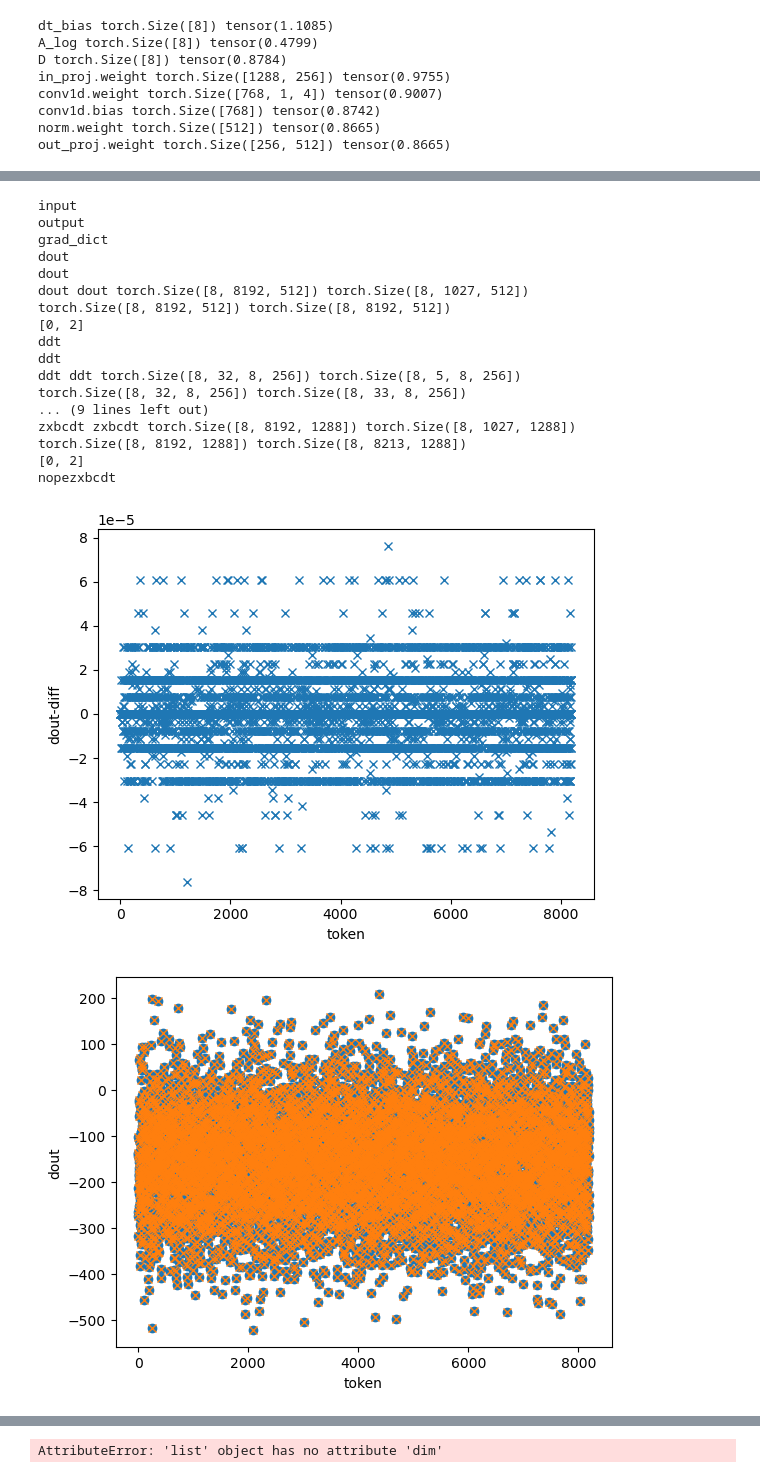
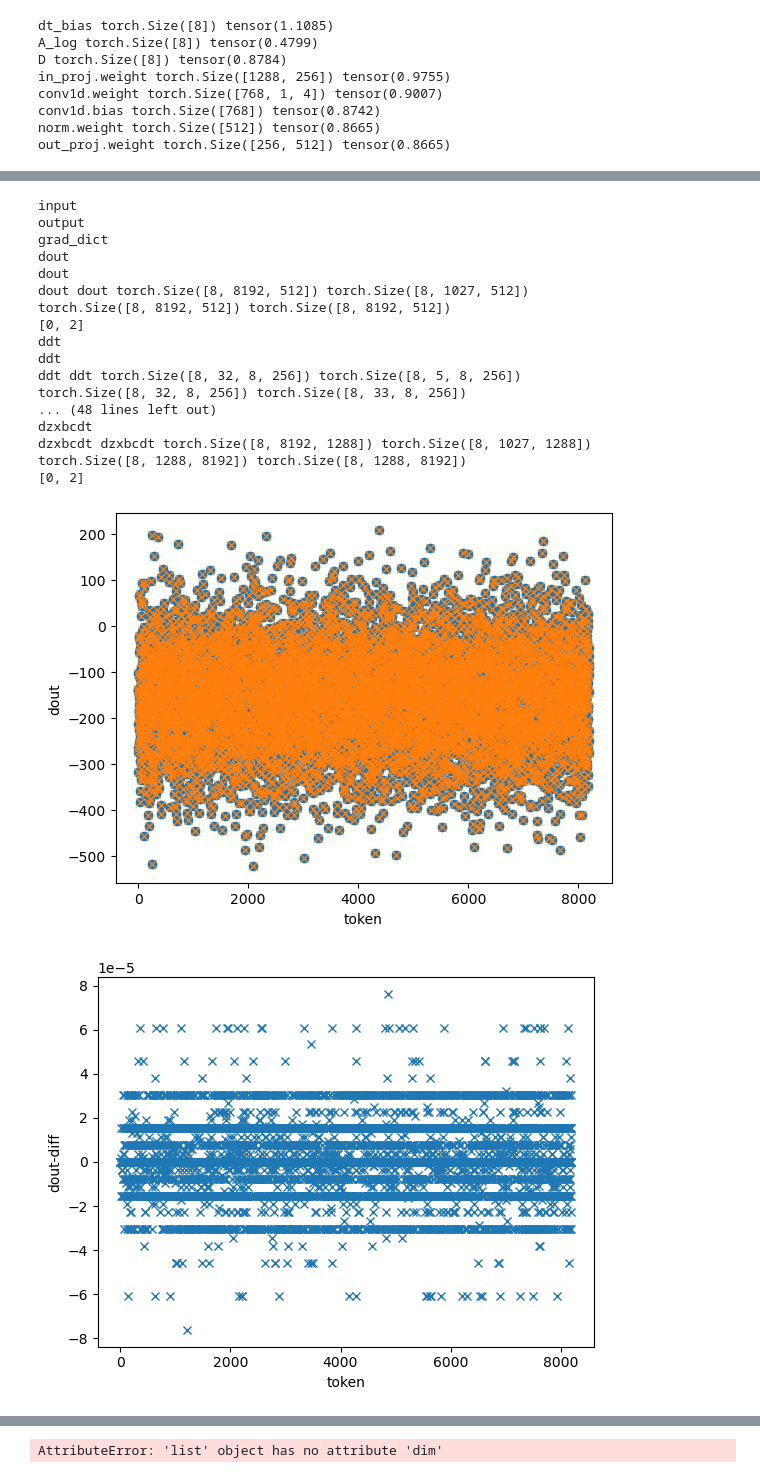
Before and after one commit to state-spaces/mamba, a Jupyter notebook: tests.ipynb, the cells around one changed output, grey strips where cells are left out. Drawn from its saved outputs; the diff is of its cells as text; code cells hidden in the pictures.

```diff
--- a/tests.ipynb
+++ b/tests.ipynb
@@ -662,7 +662,7 @@ import torch
 dist_dir = 'par_save'
 ser_dir = 'ser_save'
 #files = ['input','output', 'grad_dict','ddt','ddt_given','z','dz','dz_i','dout','dy_rms','rmsnorm_weight','rstd','x_rms','z_rms', 'out'] #,'states','passed_states','final_states','dstates','dpassed_states','bw_states','ddA_chunk_cumsum']
-files = ['input','output','grad_dict','dout','ddt','dz','zxbcdt',]
+files = ['input','output','grad_dict','dout','ddt','dz','dx','dC','dB','dxBC_p','zxbcdt','xBC_conv','dxBC','dxBC_given','dzxbcdt']
 dist_dict = {}
 num_gpus=8
 dir = dist_dir
@@ -768,3 +768,14 @@ conv1d.weight torch.Size([768, 1, 4]) tensor(0.9007)
 conv1d.bias torch.Size([768]) tensor(0.8742)
 norm.weight torch.Size([512]) tensor(0.8665)
 out_proj.weight torch.Size([256, 512]) tensor(0.8665)
+# %%
+v=[]
+for k in ['dx','dB','dC']:
+    v.append(torch.cat([rearrange(x, 'b s h d-> b s (h d)') for x in dist_dict[k]],dim=1))
+xBC_d_calc = torch.cat(v, dim=2).sum(dim=[0,1])
+v2 = ser_dict['dxBC']
+xBC_d = torch.cat([v2[0]] + [x[:,3:] for x in v2[1:]],dim=1).sum(dim=[0,1])
+plt.plot(xBC_d_calc,'o')
+plt.plot(xBC_d,'x')
+plt.figure()
+plt.plot(xBC_d_calc-xBC_d)
@@ -772,11 +787,8 @@ out_proj.weight torch.Size([256, 512]) tensor(0.8665)
 from einops import rearrange
 for (k,v),(k2,v2) in zip(ser_dict.items(),dist_dict.items()):
     print(k)
-    if k in ['grad_dict','final_states','input','output','rstd']:
+    if k in ['grad_dict','final_states','input','output','rstd','dA']:
         continue
-    if k in ['ddA_chunk_cumsum']:
-        v = [rearrange(x,'i j c -> i c j') for x in v]
-        v2 = [rearrange(x,'i j c -> i c j') for x in v2]
     if k in ['ddt']:
         v = [rearrange(x,'i j c k -> i c j k') for x in v]
         v2 = [rearrange(x,'i j c k-> i c j k') for x in v2]
@@ -787,43 +799,55 @@ for (k,v),(k2,v2) in zip(ser_dict.items(),dist_dict.items()):
         print(v)
         v = [torch.cat([v[0].unsqueeze(0) for _ in range(len(v2))], dim=1)]
         v2 = [x.unsqueeze(0) for x in v2]
+    if k in ['zxbcdt', 'dzxbcdt','dxBC','dxBC_p','dxBC_given']:
+        v2 = [v2[0]] + [x[:,3:] for x in v2[1:]]
+    if k in ['ddA_chunk_cumsum']:
+        v = [rearrange(x,'i j c -> i c j') for x in v]
+        v2 = [rearrange(x,'i j c -> i c j') for x in v2]
+    if k in ['dx']:
+        v2 = [rearrange(x, 'b s h d-> b s (h d)') for x in v2]
+        v = [rearrange(x, 'b s h d-> b s (h d)') for x in v]
 
     print(k)
     print(k,k2,v[0].shape,v2[0].shape)
     v1_cat = v[0].detach()
     v2_cat = torch.cat(v2, dim=1).detach()
+    if k in ['zxbcdt', 'dzxbcdt','dxBC','dxBC_p','dxBC_given']:
+        v1_cat = rearrange(v1_cat,'i j c -> i c j')
+        v2_cat = rearrange(v2_cat,'i j c -> i c j')
+
     print(v1_cat.shape,v2_cat.shape)
     dim = [0] + list(range(v1_cat.dim()))[2:]
     print(dim)
-    try:
-        plt.figure()
-        plt.ylabel(k + '-diff')
-        plt.xlabel('token')
-        plt.plot(v1_cat.sum(dim=dim)-v2_cat.sum(dim=dim),'x')
-    except:
-        print("nope" + k)
     plt.figure()
     plt.ylabel(k)
     plt.xlabel('token')
     plt.plot(v1_cat.sum(dim=dim),'o')
     plt.plot(v2_cat.sum(dim=dim),'x')
+    try:
+        plt.figure()
+        plt.plot(v1_cat.sum(dim=dim)-v2_cat.sum(dim=dim),'x')
+        plt.ylabel(k + '-diff')
+        plt.xlabel('token')
+    except:
+        print("nope" + k)
 # %% [output]
 input
 output
 grad_dict
 dout
 dout
 dout dout torch.Size([8, 8192, 512]) torch.Size([8, 1027, 512])
 torch.Size([8, 8192, 512]) torch.Size([8, 8192, 512])
 [0, 2]
 ddt
 ddt
 ddt ddt torch.Size([8, 32, 8, 256]) torch.Size([8, 5, 8, 256])
 torch.Size([8, 32, 8, 256]) torch.Size([8, 33, 8, 256])
-... (9 lines left out)
-zxbcdt zxbcdt torch.Size([8, 8192, 1288]) torch.Size([8, 1027, 1288])
-torch.Size([8, 8192, 1288]) torch.Size([8, 8213, 1288])
+... (48 lines left out)
+dzxbcdt
+dzxbcdt dzxbcdt torch.Size([8, 8192, 1288]) torch.Size([8, 1027, 1288])
+torch.Size([8, 1288, 8192]) torch.Size([8, 1288, 8192])
 [0, 2]
-nopezxbcdt
-[figure, old version]
+[figure, new version]
-[figure, old version]
+[figure, new version]
```
Also changed, not shown: parts of 5 cells of this notebook, 1 other file.
